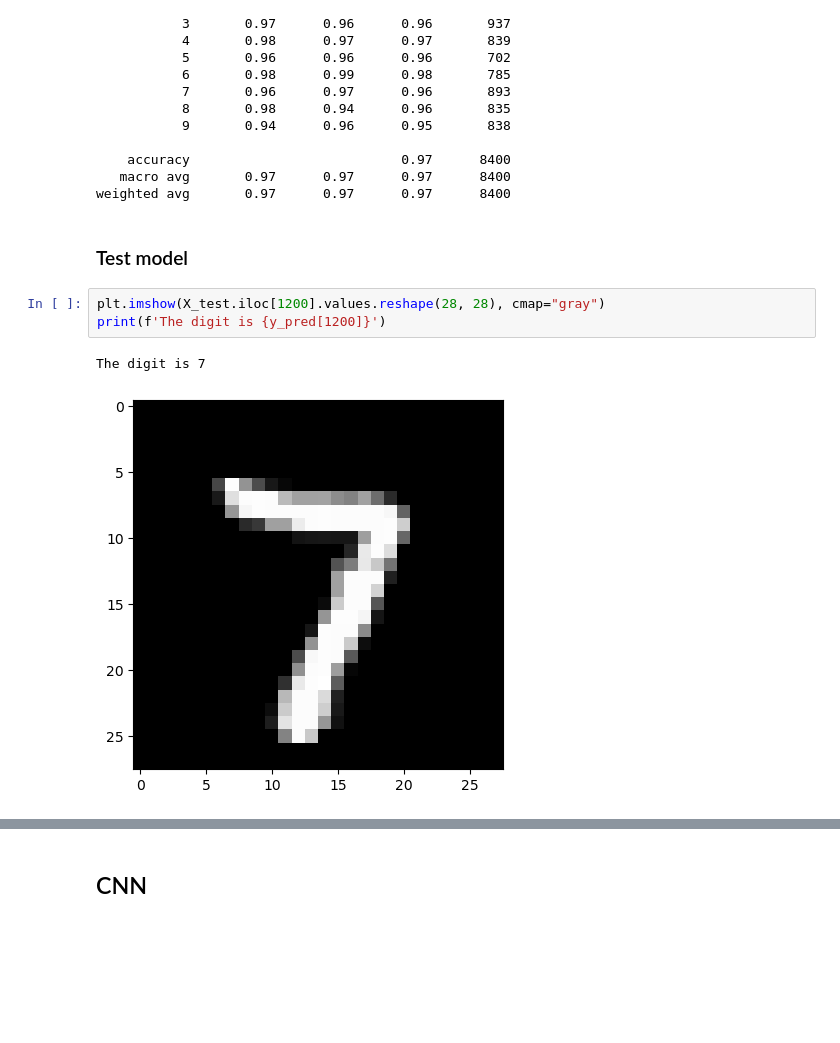
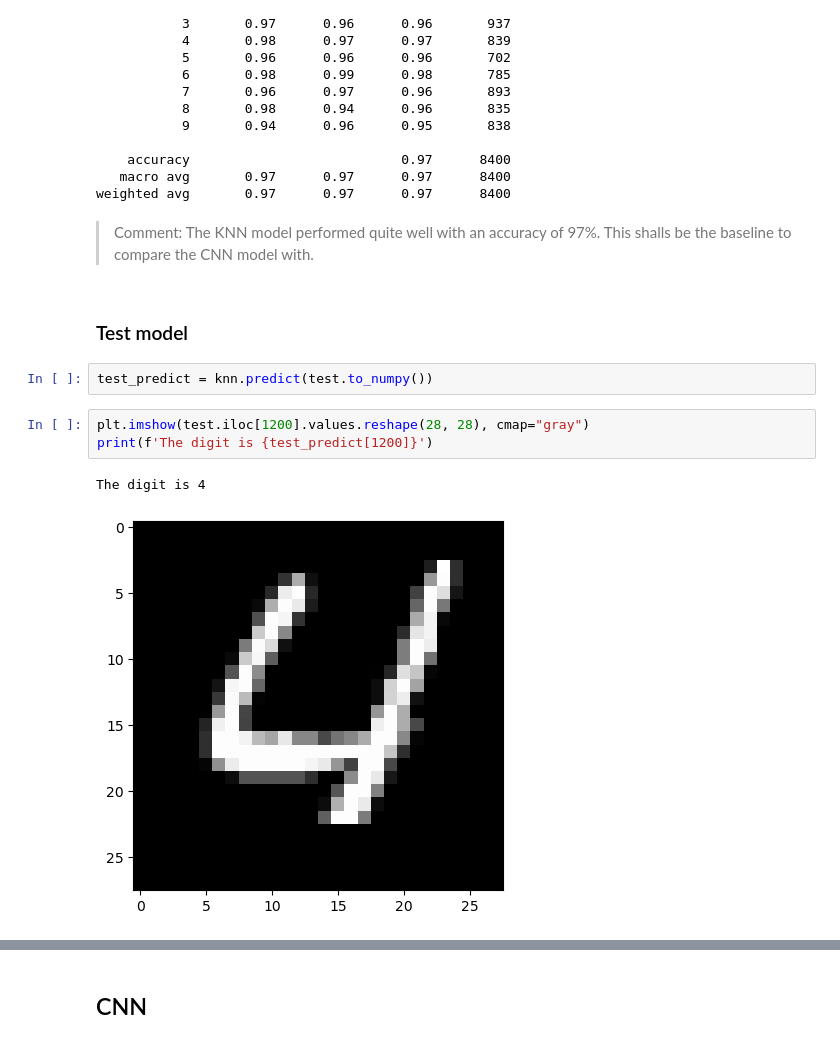
Before and after one commit to raydiwill/Computer-Vision-DSA-2023, a Jupyter notebook: Assignment 1/KhanhDuong_TRAN_Assignment_1.ipynb, the cells around one changed output, grey strips where cells are left out. Saved outputs shown, nothing was run; the diff lists cells and outputs as text; blank space fills up the shorter version.

```diff
--- a/Assignment 1/KhanhDuong_TRAN_Assignment_1.ipynb
+++ b/Assignment 1/KhanhDuong_TRAN_Assignment_1.ipynb
@@ -92,11 +114,15 @@ print(classification_report(y_test, y_pred))
     accuracy                           0.97      8400
    macro avg       0.97      0.97      0.97      8400
 weighted avg       0.97      0.97      0.97      8400
+# %% [markdown]
+> Comment: The KNN model performed quite well with an accuracy of 97%. This shalls be the baseline to compare the CNN model with.
 # %% [markdown]
 ### Test model
+# %%
+test_predict = knn.predict(test.to_numpy())
 # %%
-plt.imshow(X_test.iloc[1200].values.reshape(28, 28), cmap="gray")
-print(f'The digit is {y_pred[1200]}')
+plt.imshow(test.iloc[1200].values.reshape(28, 28), cmap="gray")
+print(f'The digit is {test_predict[1200]}')
 # %% [output]
-The digit is 7
+The digit is 4
-[figure, old version]
+[figure, new version]
```
Also changed, not shown: parts of 63 cells of this notebook.
